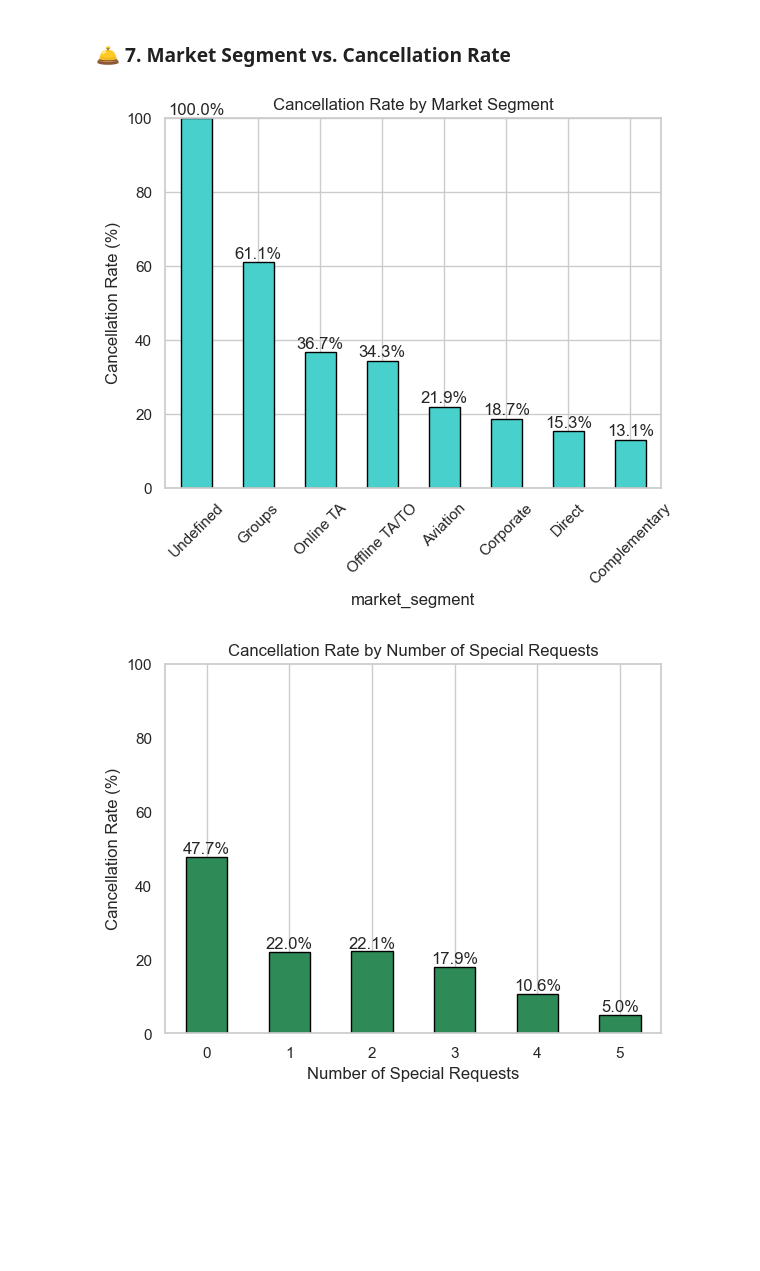
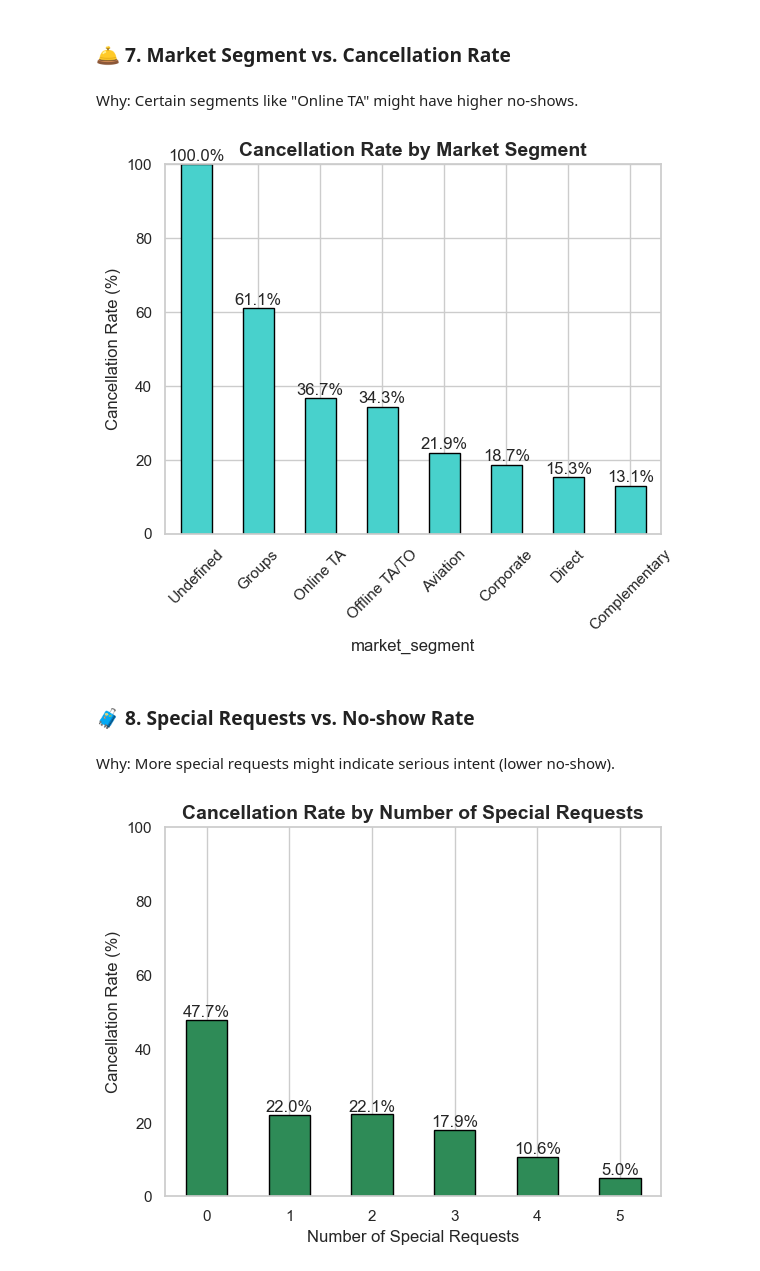
Before and after one commit to CharlesMalonRocha/Capstone-Group-Project, a Jupyter notebook: Overbooking solution.ipynb, the cells around one changed output. Cells and saved outputs as stored; diff of their text form; code cells hidden in the pictures; blank space fills up the shorter version.

```diff
--- a/Overbooking solution.ipynb
+++ b/Overbooking solution.ipynb
@@ -263,11 +270,13 @@ plt.show()
 # %% [markdown]
 ### 🛎️ 7. Market Segment vs. Cancellation Rate
+# %% [markdown]
+Why: Certain segments like "Online TA" might have higher no-shows.
 # %%
 market_cancel = df.groupby('market_segment')['is_canceled'].mean() * 100
 market_cancel = market_cancel.sort_values(ascending=False)
 
 market_cancel.plot(kind='bar', color='mediumturquoise', edgecolor='black')
-plt.title('Cancellation Rate by Market Segment')
+plt.title('Cancellation Rate by Market Segment', fontsize=14, weight='bold')
 plt.ylabel('Cancellation Rate (%)')
 plt.xticks(rotation=45)
 plt.ylim(0, 100)
@@ -277,4 +286,4 @@ for index, value in enumerate(market_cancel):
 
 plt.show()
 # %% [output]
-[figure, old version]
+[figure, new version]
@@ -283,18 +290,24 @@ plt.show()
+# %% [markdown]
+### 🧳 8. Special Requests vs. No-show Rate
+# %% [markdown]
+Why: More special requests might indicate serious intent (lower no-show).
 # %%
 requests_cancel = df.groupby('total_of_special_requests')['is_canceled'].mean() * 100
 
-requests_cancel.plot(kind='bar', color='seagreen', edgecolor='black')
-plt.title('Cancellation Rate by Number of Special Requests')
+requests_cancel.plot(kind='bar', color='seagreen',
+                     edgecolor='black')
+plt.title('Cancellation Rate by Number of Special Requests',
+          fontsize=14, weight='bold')
 plt.xlabel('Number of Special Requests')
 plt.ylabel('Cancellation Rate (%)')
 plt.ylim(0, 100)
 plt.xticks(rotation=0)
 
 # Add percentage labels on top of bars
 for index, value in enumerate(requests_cancel):
     plt.text(index, value + 1, f'{value:.1f}%', ha='center')
 
 plt.grid(axis='y')
 plt.show()
 # %% [output]
-[figure, old version]
+[figure, new version]
```
Also changed, not shown: parts of 26 cells of this notebook.
